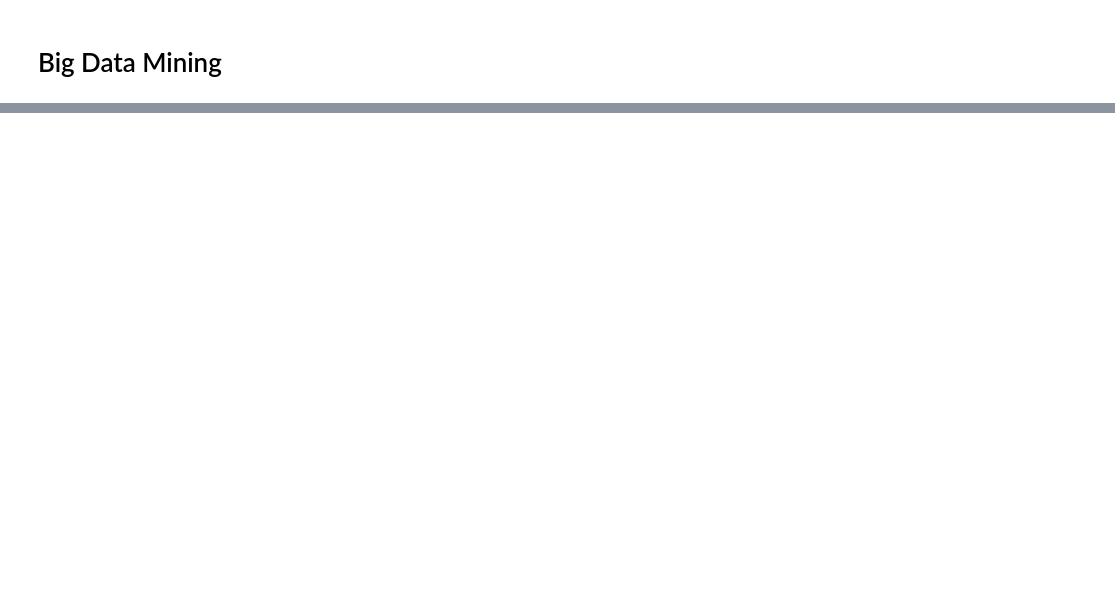
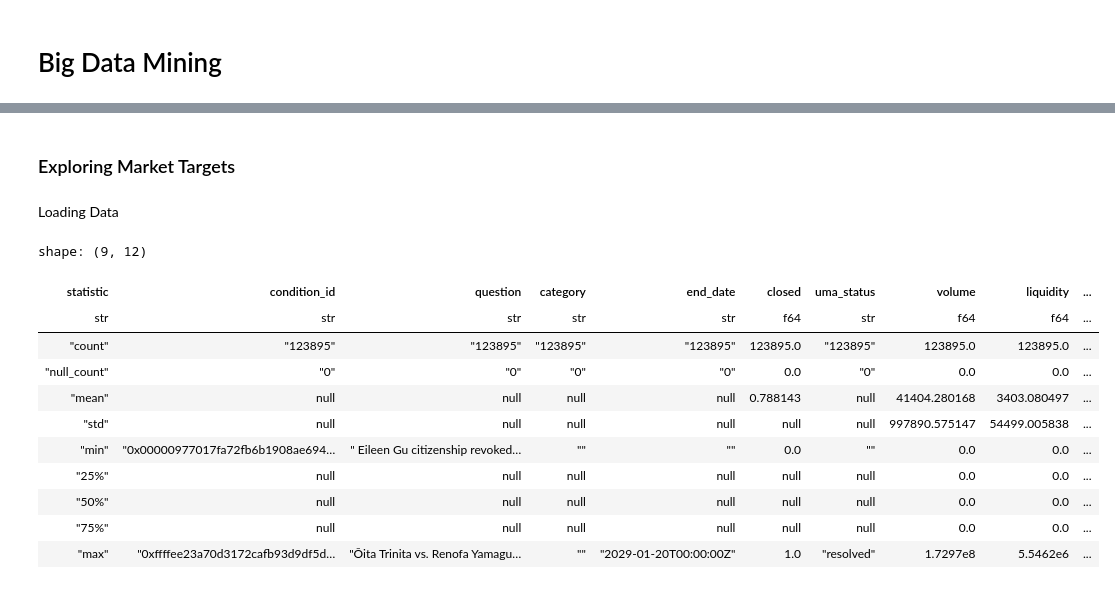
Before and after one commit to EnzoAlto/PolyMarket_BigData, a Jupyter notebook: Lab Notebook-Enzo.ipynb, the cells around one changed output, grey strips where cells are left out. Drawn from its saved outputs; the diff is of its cells as text; code cells hidden in the pictures; blank space fills up the shorter version.

```diff
--- a/Lab Notebook-Enzo.ipynb
+++ b/Lab Notebook-Enzo.ipynb
@@ -285,0 +253,37 @@ NameError: name 'DATA_DIR' is not defined
+# %% [markdown]
+### Exploring Market Targets
+# %% [markdown]
+Loading Data
+# %%
+# path = "/mnt/data/public/polymarket/snapshots/snapshots_2026-03-06.parquet"
+path = "/mnt/data/public/polymarket/labels/market_targets.parquet"
+
+# # Spark Dataframe Version
+# df3 = spark.read.parquet(path)
+# df3.limit(100).toPandas()
+
+# # Polar Dataframe Version
+# df3 = pl.scan_parquet(path)
+# df3.limit(10).collect().to_pandas()
+
+# # Spark Dataframe Version
+# df3 = spark.read.parquet(path)
+# df3.limit(100).toPandas()
+
+# Polar Dataframe Version
+df_market = pl.scan_parquet(path)
+df_market.limit(10).collect().to_pandas()
+df_market.collect().describe()
+# %% [output]
+shape: (9, 12)
+| statistic | condition_id | question | category | end_date | closed | uma_status | volume | liquidity | ... |
+| str | str | str | str | str | f64 | str | f64 | f64 | ... |
+| "count" | "123895" | "123895" | "123895" | "123895" | 123895.0 | "123895" | 123895.0 | 123895.0 | ... |
+| "null_count" | "0" | "0" | "0" | "0" | 0.0 | "0" | 0.0 | 0.0 | ... |
+| "mean" | null | null | null | null | 0.788143 | null | 41404.280168 | 3403.080497 | ... |
+| "std" | null | null | null | null | null | null | 997890.575147 | 54499.005838 | ... |
+| "min" | "0x00000977017fa72fb6b1908ae694… | " Eileen Gu citizenship revoked… | "" | "" | 0.0 | "" | 0.0 | 0.0 | ... |
+| "25%" | null | null | null | null | null | null | 0.0 | 0.0 | ... |
+| "50%" | null | null | null | null | null | null | 0.0 | 0.0 | ... |
+| "75%" | null | null | null | null | null | null | 0.0 | 0.0 | ... |
+| "max" | "0xffffee23a70d3172cafb93d9df5d… | "Ōita Trinita vs. Renofa Yamagu… | "" | "2029-01-20T00:00:00Z" | 1.0 | "resolved" | 1.7297e8 | 5.5462e6 | ... |
```
Also changed, not shown: parts of 33 cells of this notebook.
